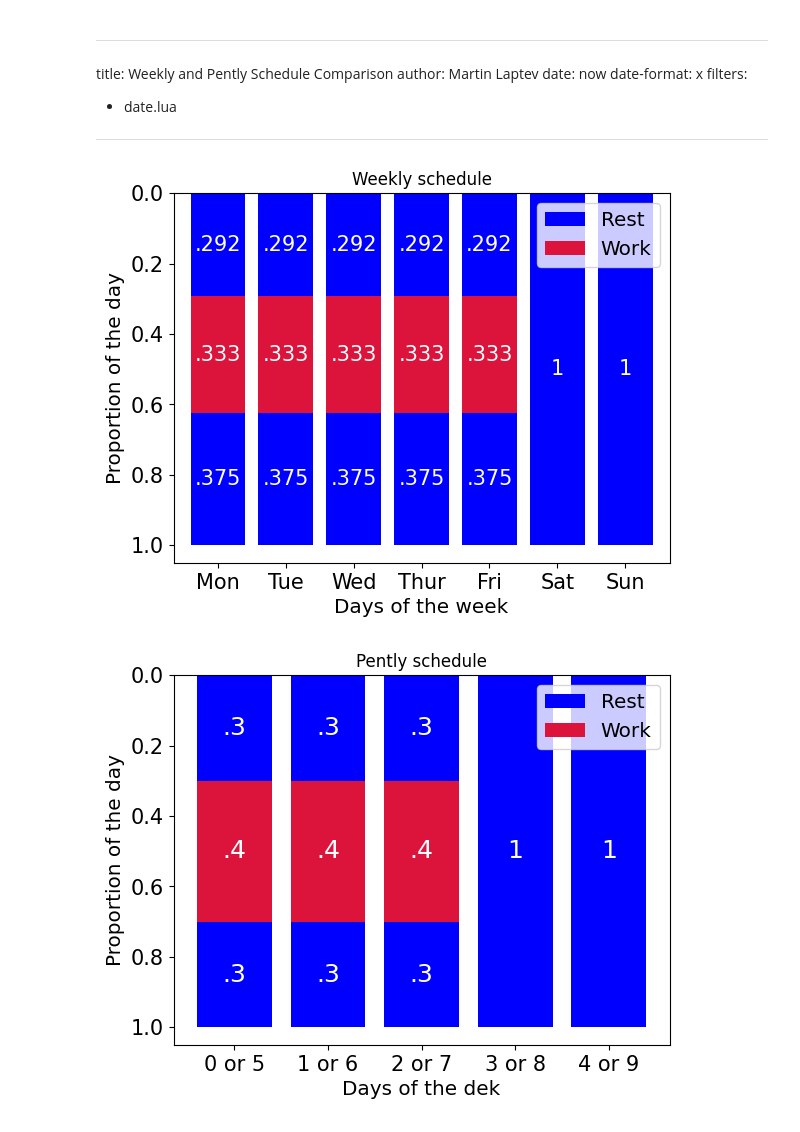
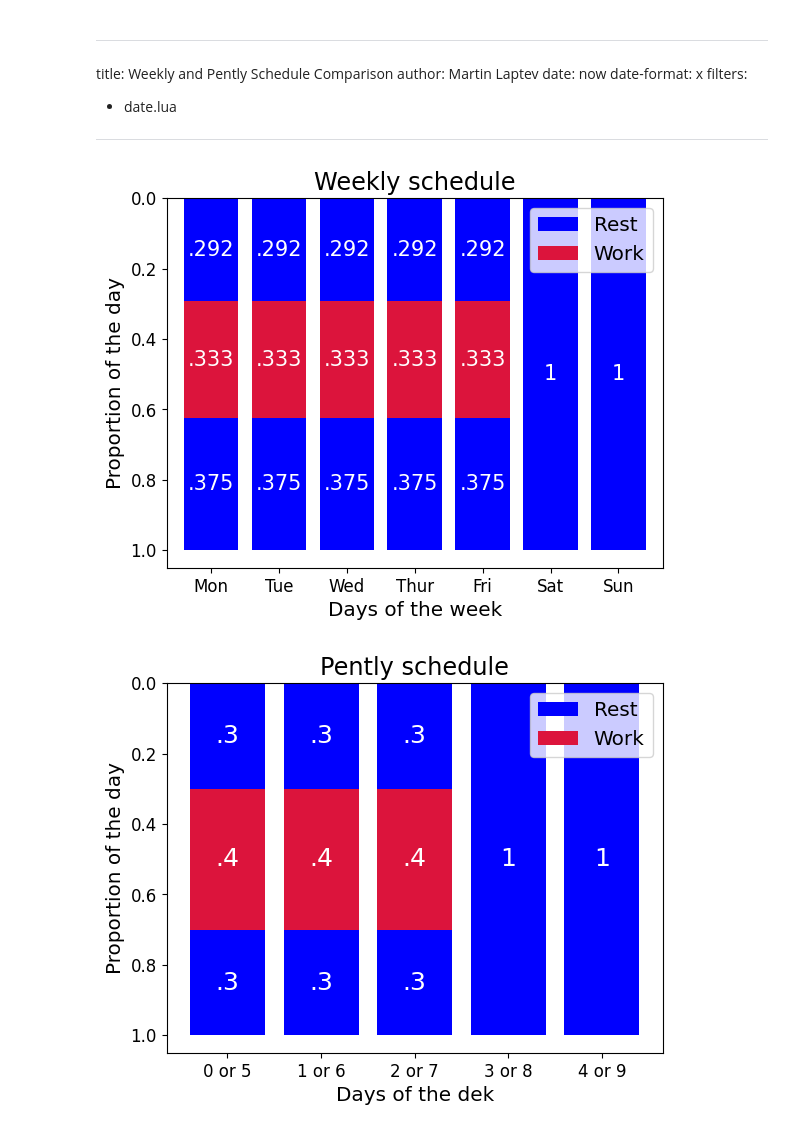
Before and after one commit to maptv/decalendar, a Jupyter notebook: docs/schedules.ipynb, the cells around one changed output. Drawn from its saved outputs; the diff is of its cells as text; code cells hidden in the pictures.

```diff
--- a/docs/schedules.ipynb
+++ b/docs/schedules.ipynb
@@ -14,6 +14,9 @@ plt.rcParams.update(
     {
         "legend.fontsize": "x-large",
         "axes.labelsize": "x-large",
+        "axes.titlesize": "xx-large",
+        "xtick.labelsize" : "large",
+        "ytick.labelsize" : "large",
     }
 )
 # %%
@@ -44,7 +47,6 @@ ax = (
         stacked=True,
         color=["blue", "crimson", "blue"],
         title="Weekly schedule",
-        fontsize=15,
         legend=False,
         xlabel="Days of the week",
         ylabel="Proportion of the day",
@@ -64,33 +66,32 @@ for c in ax.containers:
 ax = (
     pd.DataFrame(
         {
             "Days": ["0 or 5", "1 or 6", "2 or 7", "3 or 8", "4 or 9"],
             "Evening rest": [0.3] * 3 + [0] * 2,
             "Work": [0.4] * 3 + [0] * 2,
             "Morning rest": [0.3] * 3 + [1] * 2,
         }
     )
     .set_index("Days")
     .plot.bar(
         stacked=True,
         color=["blue", "crimson", "blue"],
         title="Pently schedule",
-        fontsize=15,
         legend=False,
         xlabel="Days of the dek",
         ylabel="Proportion of the day",
         rot=0,
         width=0.8,
     )
 )
 ax.invert_yaxis()
 ax.legend(["Rest", "Work"], loc="upper right")
 ax.patch.set_alpha(0)
 
 for c in ax.containers:
     labels = [round(v.get_height(), 1) if v.get_height() > 0 else "" for v in c]
     labels = [str(l)[1:] for l in labels if l != 1]
     ax.bar_label(c, labels=labels, label_type="center", color="white", fontsize=18)
 # %% [output]
-[figure, old version]
+[figure, new version]
-[figure, old version]
+[figure, new version]
```
Also changed, not shown: 42 other files.
